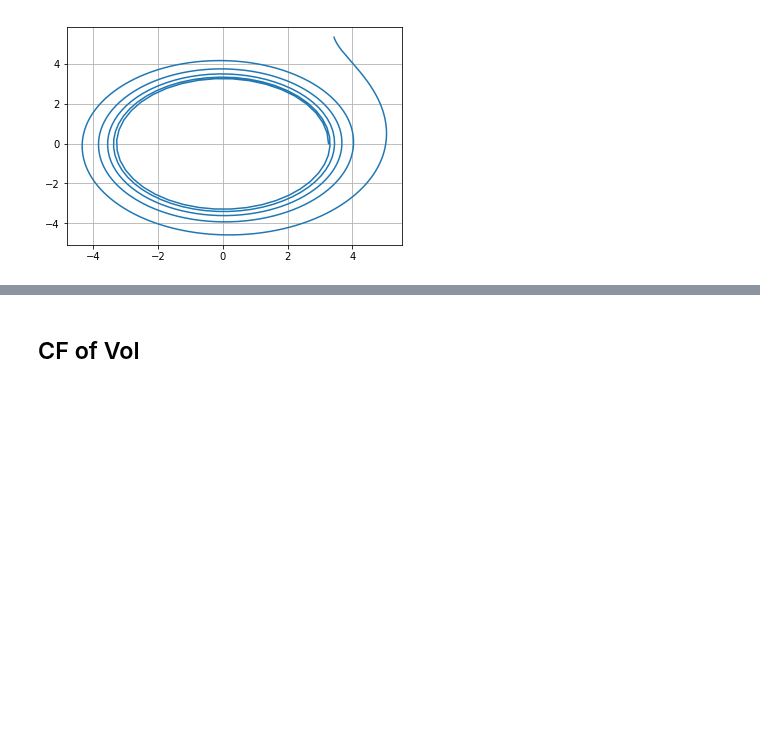
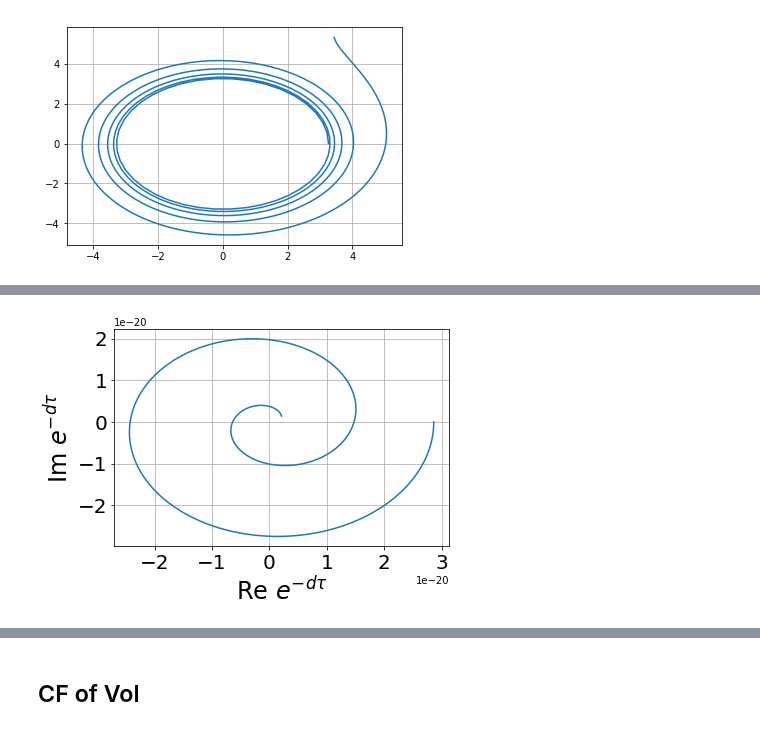
Before and after one commit to linsallyzhao/notebooks, a Jupyter notebook: Summer_project/Continuity.ipynb, the cells around one changed output, grey strips where cells are left out. Cells and saved outputs as stored; diff of their text form; code cells hidden in the pictures; blank space fills up the shorter version.

```diff
--- a/Summer_project/Continuity.ipynb
+++ b/Summer_project/Continuity.ipynb
@@ -161,9 +179,15 @@ plot_exp_dtau_of_diff_u(4)
 # %%
 def plot_exp_negative_dtau_of_diff_u(u_Upper, lower=0.0001, nsteps=2500):
     u = np.array(np.linspace(lower, u_Upper, nsteps))
     xi, d, g1, g2, A1, A2, A, B, D = defineParts(u)
     plt.figure()
     plt.plot((np.exp(-d*tau)).real, (np.exp(-d*tau).imag))
-
+    plt.xlabel(r'Re $e^{-d\tau}$', fontsize=24)
+    plt.ylabel(r'Im $e^{-d\tau}$', fontsize=24)
+    plt.xticks(fontsize=20)
+    plt.yticks(fontsize=20)
+    plt.grid()
 plot_exp_negative_dtau_of_diff_u(4)
+# %% [output]
+[figure, added]
 # %%
```
Also changed, not shown: parts of 11 cells of this notebook, 3 other files.
